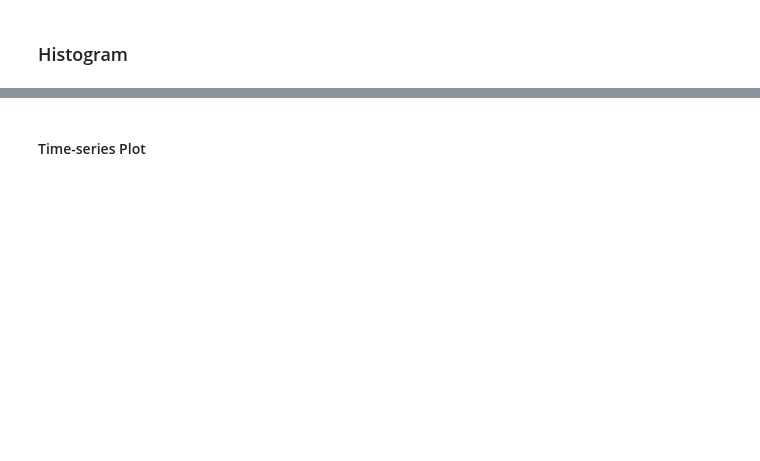
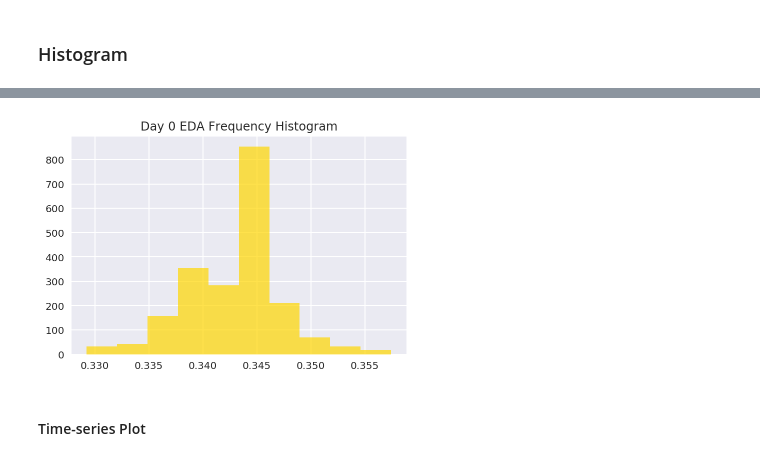
Before and after one commit to haohan723/Physiological-Data-Analysis, a Jupyter notebook: cvxEDA/src/cold_shower_draft.ipynb, the cells around one changed output, grey strips where cells are left out. Cells and saved outputs as stored; diff of their text form; code cells hidden in the pictures; blank space fills up the shorter version.

```diff
--- a/cvxEDA/src/cold_shower_draft.ipynb
+++ b/cvxEDA/src/cold_shower_draft.ipynb
@@ -113,0 +153,4 @@ fl_eda.head()
+# %%
+#create index
+fl_time_eda_1 = pd.date_range(start=fl_init_time_1, periods=len(fl_eda_1), freq=str(1/int(fl_eda_freq_1))+'S')
+fl_time_eda_1
@@ -113,0 +170,3 @@ fl_eda.head()
+# %%
+fl_eda_1 = fl_eda_1.set_index(fl_time_eda_1, drop =True)
+fl_eda_1.head()
@@ -113,0 +180,7 @@ fl_eda.head()
+# %%
+# eda = eda.rolling(4).sum()
+# fl_eda = fl_eda.iloc[::4,:]
+fl_eda_1 = fl_eda_1[:-10]
+fl_eda_1 = fl_eda_1.dropna()
+print(len(fl_eda_1))
+fl_eda_1.head()
@@ -137 +218,8 @@ fl_exp0.eda[:10]
 Name: eda, dtype: float64
+# %%
+fl_exp1 = fl_eda_1.copy()#example dataset of normally distributed data.
+fl_exp1= fl_exp1[np.abs(fl_exp1.eda-fl_exp1.eda.mean())<=(3*fl_exp1.eda.std())] #keep only the ones that are within +3 to -3 standard deviations in the column 'Data'.
+fl_exp1= fl_exp1[~(np.abs(fl_exp1.eda-fl_exp1.eda.mean())>(3*fl_exp1.eda.std()))] #or if you prefer the other way around
+
+print(len(fl_exp1))
+fl_exp1.eda[:10]
@@ -146,3 +247,9 @@ plt.show()
+# %%
+plt.hist(fl_exp1.eda, color = 'gold', alpha = 0.7)
+plt.title('Day 0 EDA Frequency Histogram')
+plt.show()
+# %% [output]
+[figure, added]
 # %% [markdown]
 #### Time-series Plot
 # %%
```
Also changed, not shown: parts of 28 cells of this notebook.
